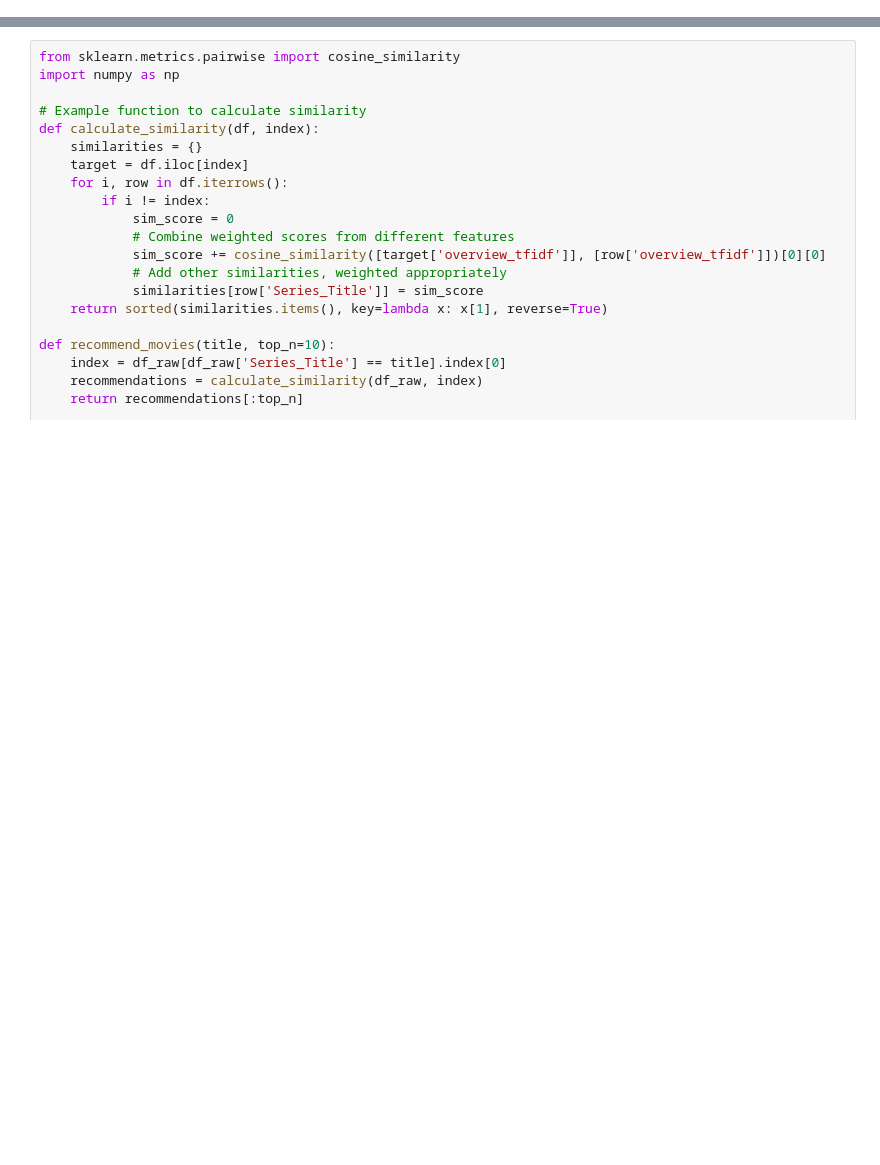
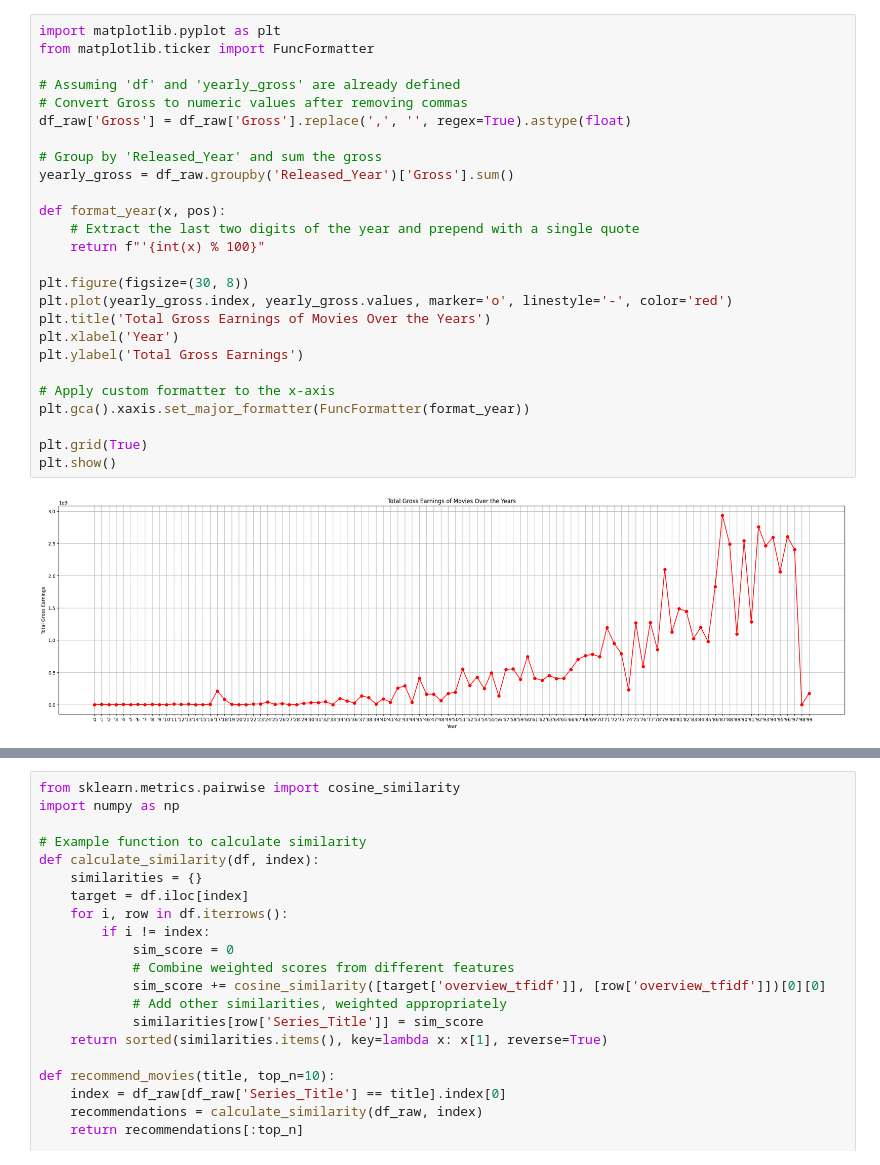
Before and after one commit to alexcnsf/IMDb_Movie_Recommender, a Jupyter notebook: data_analysis.ipynb, the cells around one changed output, grey strips where cells are left out. Drawn from its saved outputs; the diff is of its cells as text; blank space fills up the shorter version.

```diff
--- a/data_analysis.ipynb
+++ b/data_analysis.ipynb
@@ -47,0 +104,28 @@ print(directors_encoded)
+# %%
+import matplotlib.pyplot as plt
+from matplotlib.ticker import FuncFormatter
+
+# Assuming 'df' and 'yearly_gross' are already defined
+# Convert Gross to numeric values after removing commas
+df_raw['Gross'] = df_raw['Gross'].replace(',', '', regex=True).astype(float)
+
+# Group by 'Released_Year' and sum the gross
+yearly_gross = df_raw.groupby('Released_Year')['Gross'].sum()
+
+def format_year(x, pos):
+    # Extract the last two digits of the year and prepend with a single quote
+    return f"'{int(x) % 100}"
+
+plt.figure(figsize=(30, 8))
+plt.plot(yearly_gross.index, yearly_gross.values, marker='o', linestyle='-', color='red')
+plt.title('Total Gross Earnings of Movies Over the Years')
+plt.xlabel('Year')
+plt.ylabel('Total Gross Earnings')
+
+# Apply custom formatter to the x-axis
+plt.gca().xaxis.set_major_formatter(FuncFormatter(format_year))
+
+plt.grid(True)
+plt.show()
+# %% [output]
+[figure, added]
```
Also changed, not shown: parts of 18 cells of this notebook.
